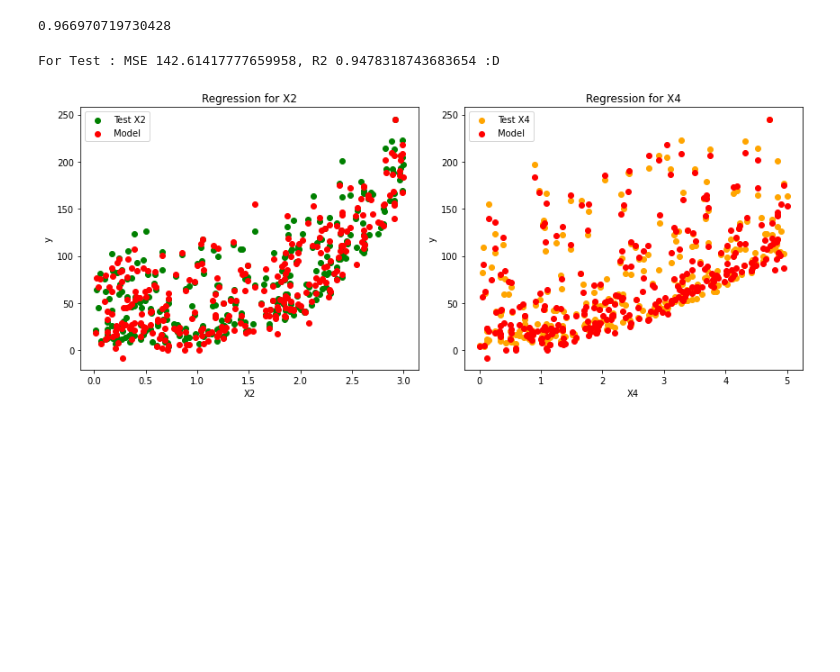
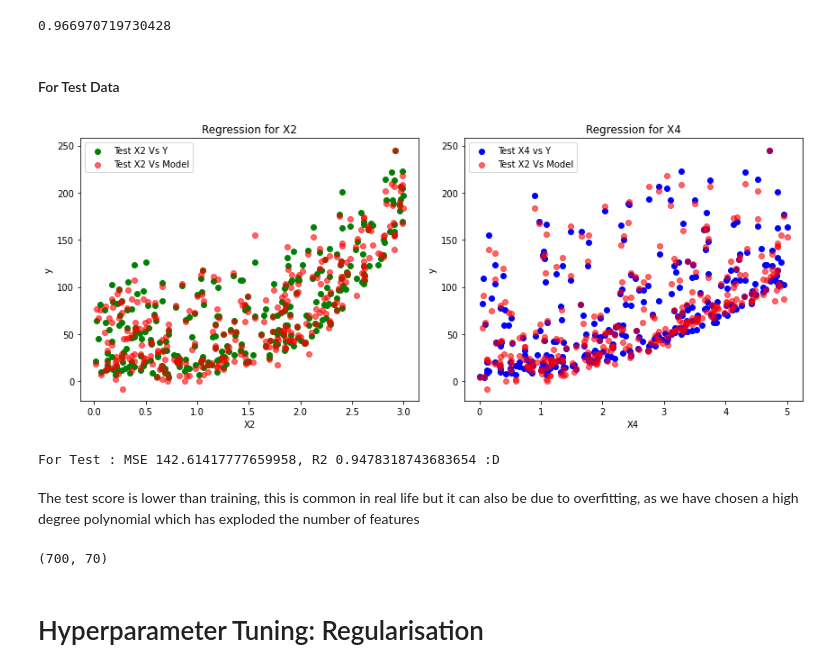
Before and after one commit to atomikkus/polynomial_regression, a Jupyter notebook: polynomial_regresion.ipynb, the cells around one changed output. Drawn from its saved outputs; the diff is of its cells as text; code cells hidden in the pictures; blank space fills up the shorter version.

```diff
--- a/polynomial_regresion.ipynb
+++ b/polynomial_regresion.ipynb
@@ -135,4 +134,28 @@ y_pred = poly_model.predict(X_test_poly)
 poly_model.score(X_train_poly, y_train)
 # %% [output]
 0.966970719730428
+# %% [markdown]
+#### For Test Data
+# %%
+fig, axs = plt.subplots(1, 2, figsize=(12, 5))
+
+# Scatter plot and regression model
+axs[0].scatter(X_test['X2'], y_test, label='Test X2 Vs Y', color='green')
+axs[0].scatter(X_test['X2'], y_pred, color='red', label='Test X2 Vs Model', alpha=0.6)
+axs[0].set_xlabel('X2')
+axs[0].set_ylabel('y')
+axs[0].set_title('Regression for X2')
+axs[0].legend()
+
+axs[1].scatter(X_test['X4'], y_test, label='Test X4 vs Y', color='blue')
+axs[1].scatter(X_test['X4'], y_pred, color='red', label='Test X2 Vs Model', alpha=0.6)
+axs[1].set_xlabel('X4')
+axs[1].set_ylabel('y')
+axs[1].set_title('Regression for X4')
+axs[1].legend()
+
+plt.tight_layout()
+plt.show()
+# %% [output]
+[figure, added]
 # %%
@@ -140,28 +163,14 @@ from sklearn.metrics import mean_squared_error, r2_score
 print(f'For Test : MSE {mean_squared_error(y_test, y_pred)}, R2 {r2_score(y_test, y_pred)}', ':D')
 # %% [output]
 For Test : MSE 142.61417777659958, R2 0.9478318743683654 :D
-# %%
-fig, axs = plt.subplots(1, 2, figsize=(12, 5))
-
-# Scatter plot and regression model
-axs[0].scatter(X_test['X2'], y_test, label='Test X2', color='green')
-axs[0].scatter(X_test['X2'], y_pred, color='red', label='Model')
-axs[0].set_xlabel('X2')
-axs[0].set_ylabel('y')
-axs[0].set_title('Regression for X2')
-axs[0].legend()
-
-axs[1].scatter(X_test['X4'], y_test, label='Test X4', color='orange')
-axs[1].scatter(X_test['X4'], y_pred, color='red', label='Model')
-axs[1].set_xlabel('X4')
-axs[1].set_ylabel('y')
-axs[1].set_title('Regression for X4')
-axs[1].legend()
-
-plt.tight_layout()
-plt.show()
-# %% [output]
-[figure, removed]
+# %% [markdown]
+The test score is lower than training, this is common in real life but it can also be due to overfitting, as we have chosen a high degree polynomial which has exploded the number of features
+# %%
+X_train_poly.shape
+# %% [output]
+(700, 70)
+# %% [markdown]
+# Hyperparameter Tuning: Regularisation
 # %%
 from sklearn.linear_model import Ridge
 from sklearn.pipeline import make_pipeline
```
Also changed, not shown: parts of 16 cells of this notebook.
